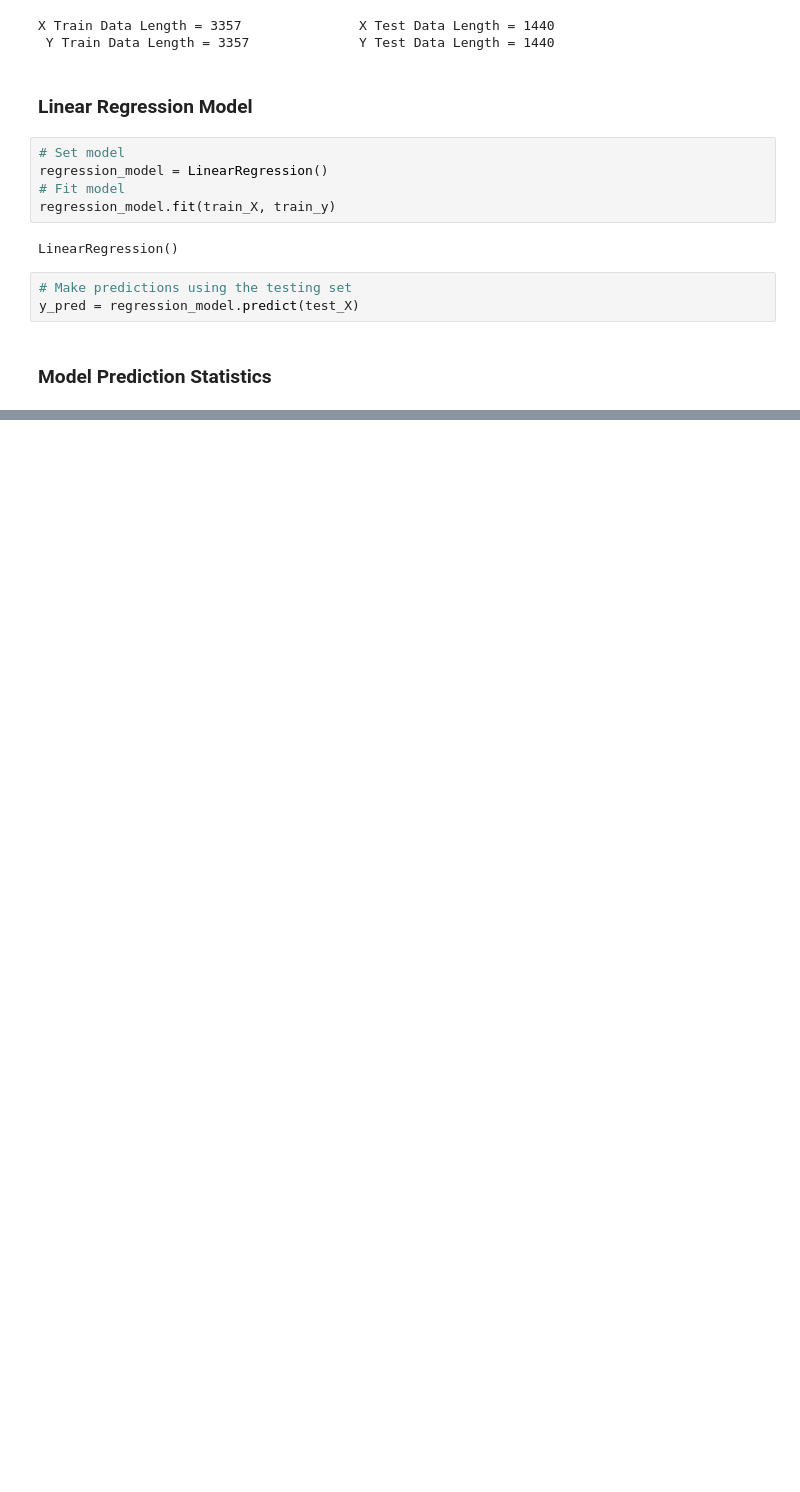
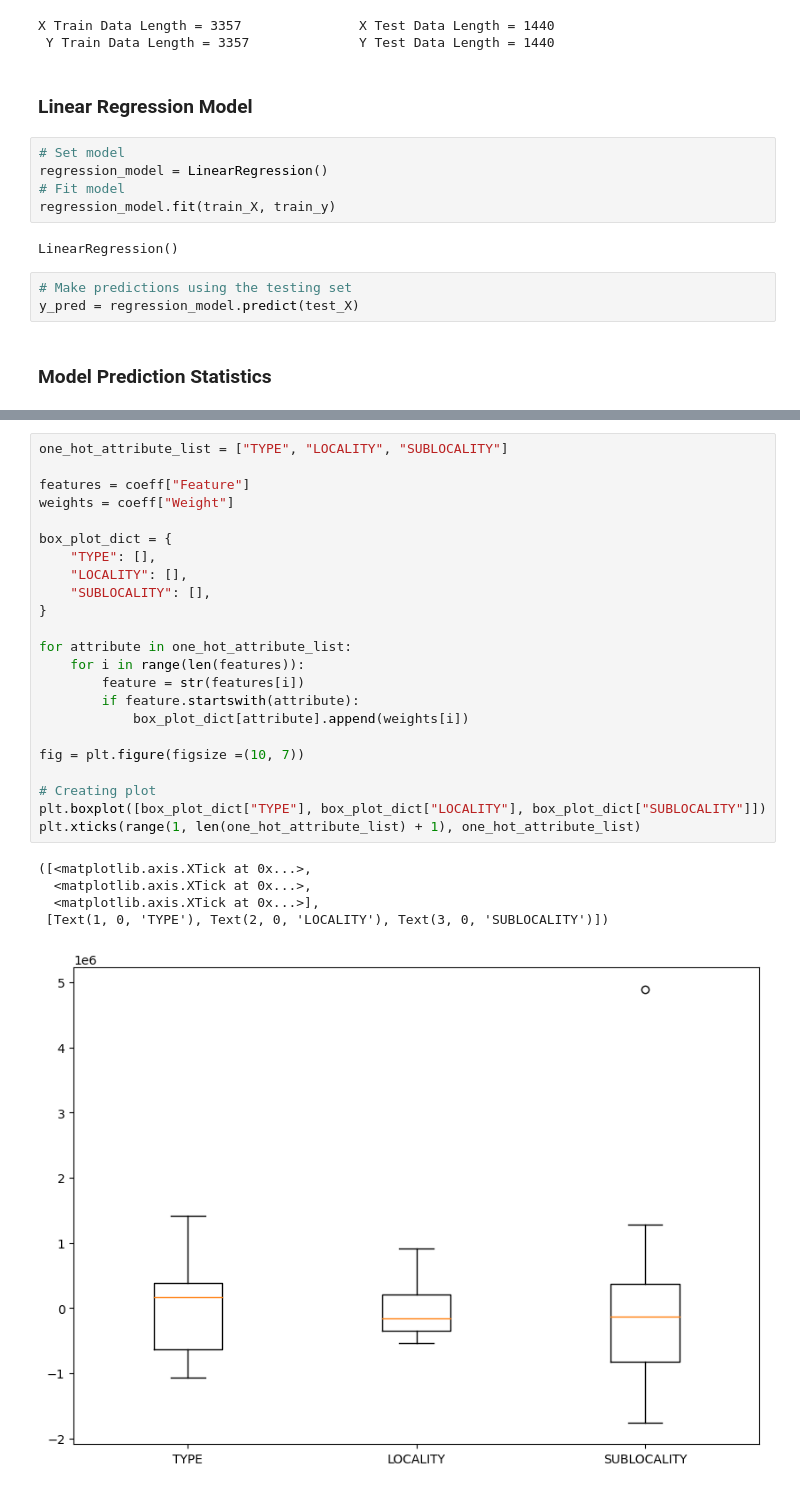
Before and after one commit to vik01/house_price_modeling, a Jupyter notebook: linear_regression_model.ipynb, the cells around one changed output, grey strips where cells are left out. Saved outputs shown, nothing was run; the diff lists cells and outputs as text; blank space fills up the shorter version.

```diff
--- a/linear_regression_model.ipynb
+++ b/linear_regression_model.ipynb
@@ -111,0 +128,29 @@ coeff.sort_values('Weight')
+# %%
+one_hot_attribute_list = ["TYPE", "LOCALITY", "SUBLOCALITY"]
+
+features = coeff["Feature"]
+weights = coeff["Weight"]
+
+box_plot_dict = {
+    "TYPE": [],
+    "LOCALITY": [],
+    "SUBLOCALITY": [],
+}
+
+for attribute in one_hot_attribute_list:
+    for i in range(len(features)):
+        feature = str(features[i])
+        if feature.startswith(attribute):
+            box_plot_dict[attribute].append(weights[i])
+
+fig = plt.figure(figsize =(10, 7))
+
+# Creating plot
+plt.boxplot([box_plot_dict["TYPE"], box_plot_dict["LOCALITY"], box_plot_dict["SUBLOCALITY"]])
+plt.xticks(range(1, len(one_hot_attribute_list) + 1), one_hot_attribute_list)
+# %% [output]
+([<matplotlib.axis.XTick at 0x...>,
+  <matplotlib.axis.XTick at 0x...>,
+  <matplotlib.axis.XTick at 0x...>],
+ [Text(1, 0, 'TYPE'), Text(2, 0, 'LOCALITY'), Text(3, 0, 'SUBLOCALITY')])
+[figure, added]
```
Also changed, not shown: parts of 5 cells of this notebook, 10 other files.
